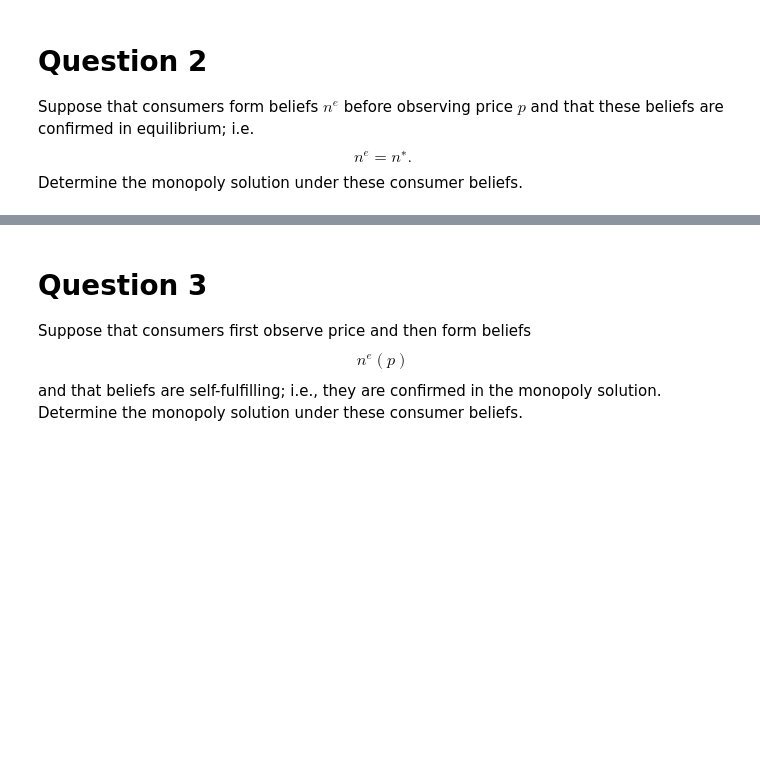
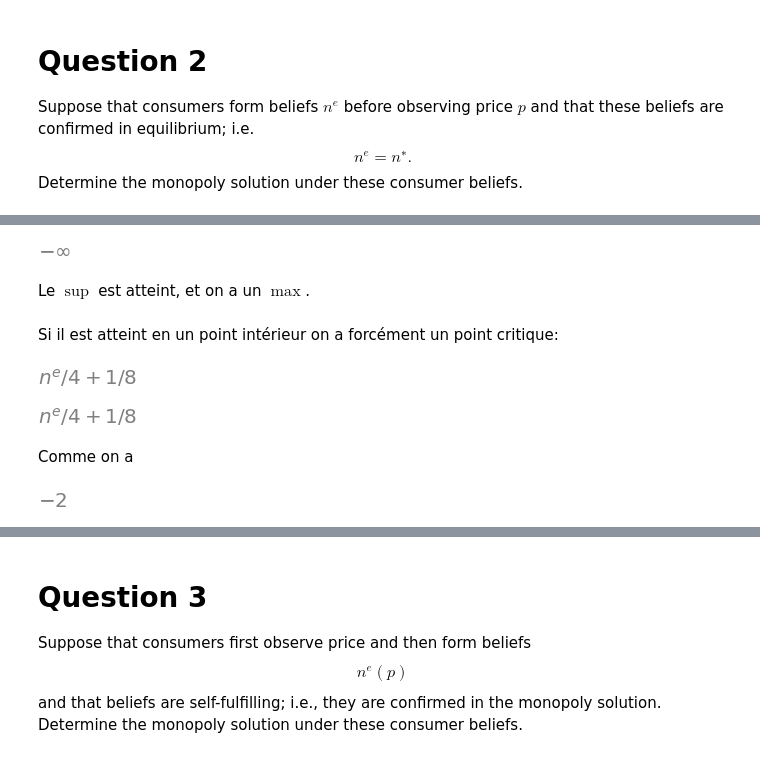
Before and after one commit to MECEN-TOURS/SI-2020-2021, a Jupyter notebook: exercice_introductif/Initial.ipynb, the cells around one changed output, grey strips where cells are left out. Drawn from its saved outputs; the diff is of its cells as text; code cells hidden in the pictures; blank space fills up the shorter version.

```diff
--- a/exercice_introductif/Initial.ipynb
+++ b/exercice_introductif/Initial.ipynb
@@ -96,0 +126,24 @@ Determine the monopoly solution under these consumer beliefs.
+# %%
+sp.limit(profit2, p, + sp.oo)
+# %% [output]
+[figure, added]
+# %% [markdown]
+Le $\sup$ est atteint, et on a un $\max$.
+# %% [markdown]
+Si il est atteint en un point intérieur on a forcément un point critique:
+# %%
+pm2, = sp.solve(sp.diff(profit2, p), p)
+pm2
+# %% [output]
+[figure, added]
+# %%
+ns, = sp.solve(utilite_consommateur.subs({p: pm2}), x)
+ns
+# %% [output]
+[figure, added]
+# %% [markdown]
+Comme on a
+# %%
+sp.diff(profit2, p, p)
+# %% [output]
+[figure, added]
```
Also changed, not shown: parts of 28 cells of this notebook.
